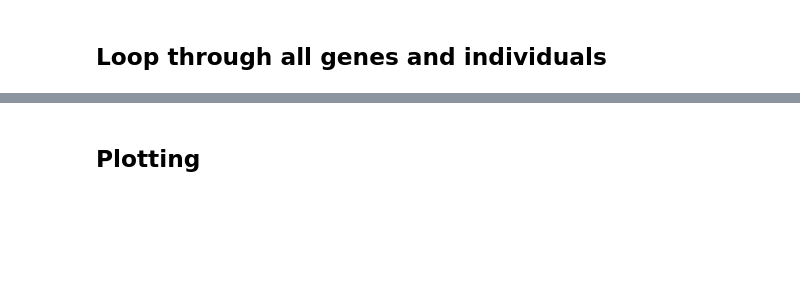
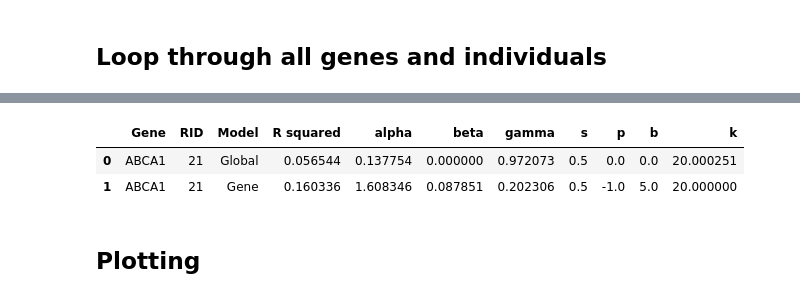
Before and after one commit to Raj-Lab-UCSF/Nexis-Human, a Jupyter notebook: Running_Nexis_human.ipynb, the cells around one changed output, grey strips where cells are left out. Saved outputs shown, nothing was run; the diff lists cells and outputs as text; code cells hidden in the pictures; blank space fills up the shorter version.

```diff
--- a/Running_Nexis_human.ipynb
+++ b/Running_Nexis_human.ipynb
@@ -307,12 +310,12 @@ plt.show
 ## Loop through all genes and individuals
 # %%
 # Avoid repeating any RIDS
-#unique_rids = patient_data['RID'].unique()
-unique_rids = [21, 31]
+unique_rids = patient_data['RID'].unique()
+unique_rids = [21]
 
 # Create a list of all genes
-#gene_list = [gene_data.columns]
-gene_list = ['ABCA1', 'ABCA7']
+gene_list = [gene_data.columns]
+gene_list = ['ABCA1']
 
 # Create a dictionary of DataFrames for each gene
 results = {}
@@ -320,7 +323,7 @@ column_names = ['RID', 'Model', 'R squared', 'alpha', 'beta', 'gamma', 's', 'p',
 
 for gene in gene_list:
 
-    # Create a DataFrame for selected gene
+    # Create a DataFrame for selected gene as entry in dictionary
     results[str(gene)] = pandas.DataFrame(columns=column_names)
 
     # Loop through all patients
@@ -346,7 +349,7 @@ for gene in gene_list:
         # Run Nexis global and calculate R squared
         custom_Nexis_error_global = partial(Nexis_error, patient_tau=patient_tau, stages=stages, nexis_model=nexis_model_global)
         result = minimize(custom_Nexis_error_global, init_guess_global, bounds=bounds_global, method='L-BFGS-B',
-                          options={'ftol': 1e-6, 'gtol': 1e-6})
+                          options={'ftol': 1e-4, 'gtol': 1e-4})
         if result.success:
             optimized_params_global = result.x
             optimized_params_global = optimized_params_global.tolist()
@@ -360,9 +363,20 @@ for gene in gene_list:
             R_squared_gene = np.nan
 
         # Run Nexis with gene and calculate R squared
+        gene_string = gene.split()
+        gene_data_selected = gene_data.loc[:, gene_string]
+        gene_data_array = gene_data_selected.to_numpy()
+        gene_data_reordered = gene_data_array[new_order_DK, :]
+        gene_data_excluded = np.delete(gene_data_reordered,excluded_indices)
+        gene_data_excluded = gene_data_excluded.reshape(78,1)
+        U_gene_= gene_data_excluded
+        nexis_model_gene = run_Nexis(C_=C_, U_=U_gene_, init_vec_=init_vec_, t_vec_=t_vec_, w_dir_=w_dir_,
+                       volcorrect_=volcorrect_, use_baseline_=use_baseline_,
+                       region_volumes_=region_volumes_, logistic_term_=logistic_term_, datadir_=datadir_)
+
         custom_Nexis_error_gene = partial(Nexis_error, patient_tau=patient_tau, stages=stages, nexis_model=nexis_model_gene)
         result = minimize(custom_Nexis_error_gene, init_guess_gene, bounds=bounds_gene, method='L-BFGS-B',
-                          options={'ftol': 1e-6, 'gtol': 1e-6})
+                          options={'ftol': 1e-4, 'gtol': 1e-4})
         if result.success:
             optimized_params_gene = result.x
             optimized_params_gene = optimized_params_gene.tolist()
@@ -390,5 +404,3 @@ for gene in gene_list:
 
         if not new_rows.empty:
             results[str(gene)] = pandas.concat([results[str(gene)], new_rows], ignore_index=True)
-
-    print(results[str(gene)])
@@ -418,2 +407,21 @@ for gene in gene_list:
+# %%
+# Convert results from dictionary to one giant data frame
+genes = []
+for key, df in results.items():
+    df_copy = df.copy()
+    df_copy['Gene'] = key
+    df_copy
+    genes.append(df_copy)
+
+all_genes = pandas.concat(genes, ignore_index=True)
+cols = all_genes.columns.tolist()
+cols = [cols[-1]] + cols[:-1]
+all_genes = all_genes[cols]
+
+all_genes
+# %% [output]
+|  | Gene | RID | Model | R squared | alpha | beta | gamma | s | p | b | k |
+| 0 | ABCA1 | 21 | Global | 0.056544 | 0.137754 | 0.000000 | 0.972073 | 0.5 | 0.0 | 0.0 | 20.000251 |
+| 1 | ABCA1 | 21 | Gene | 0.160336 | 1.608346 | 0.087851 | 0.202306 | 0.5 | -1.0 | 5.0 | 20.000000 |
 # %%
 # Save to csv
```
Also changed, not shown: parts of 12 cells of this notebook.
